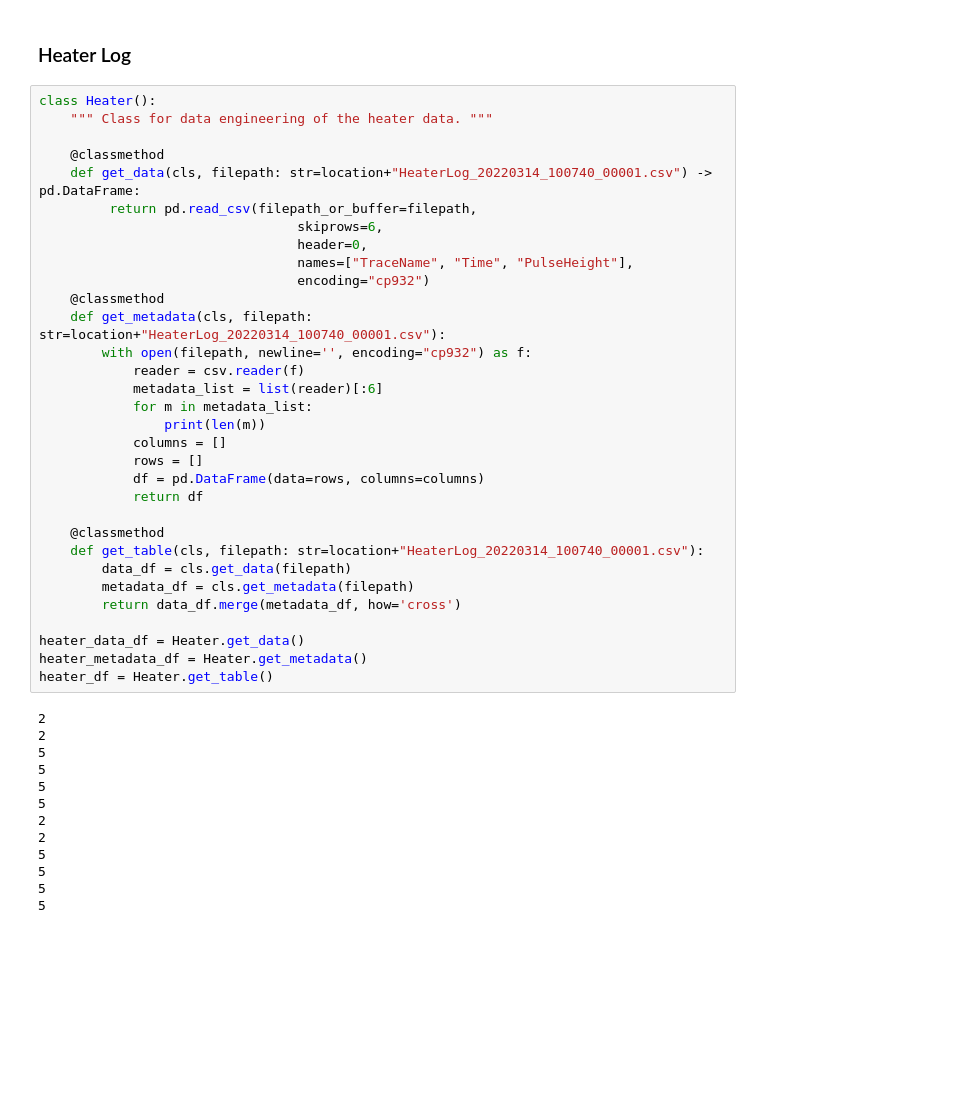
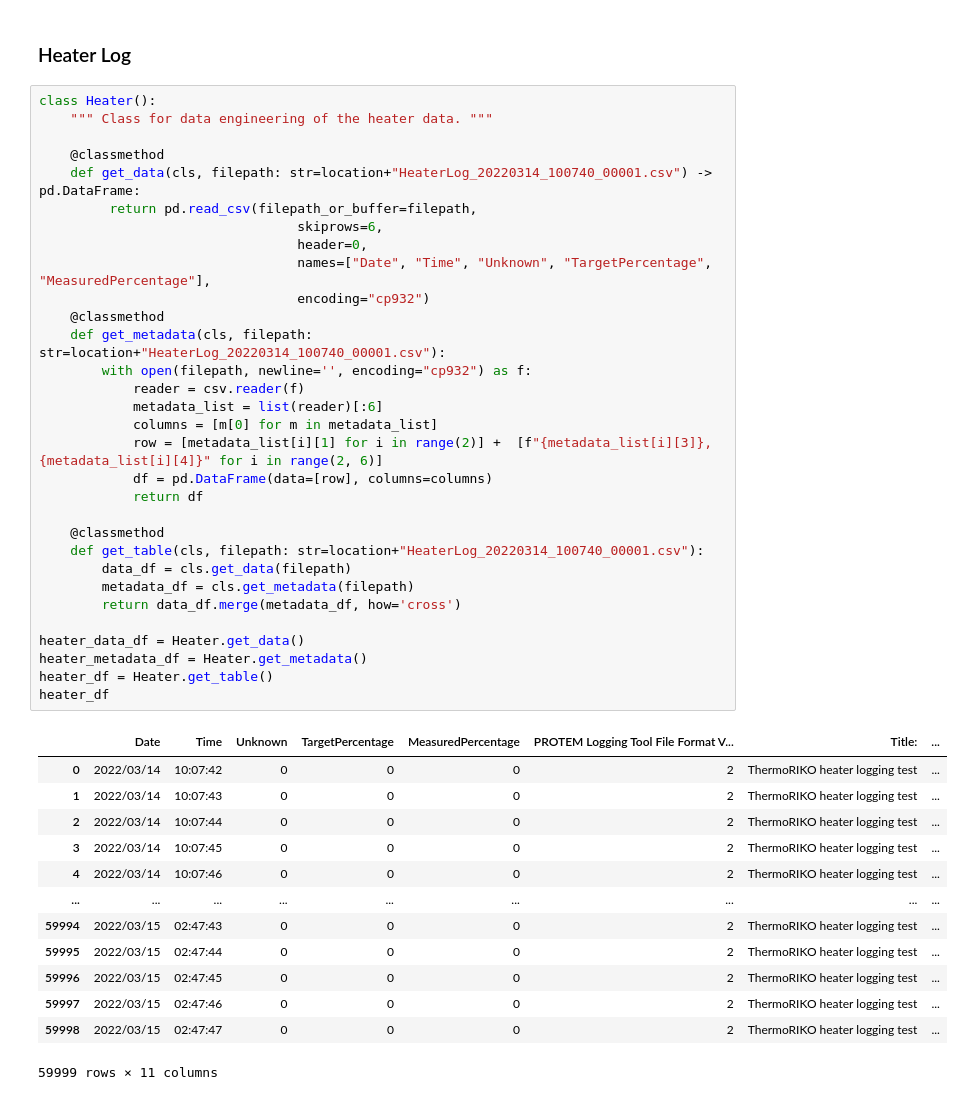
Before and after one commit to romanwixinger/data-engineering-utokyo, a Jupyter notebook: notebooks/data_exploration.ipynb, the cells around one changed output. Saved outputs shown, nothing was run; the diff lists cells and outputs as text; blank space fills up the shorter version.

```diff
--- a/notebooks/data_exploration.ipynb
+++ b/notebooks/data_exploration.ipynb
@@ -145,45 +122,45 @@ coil_table
 # %%
 class Heater():
     """ Class for data engineering of the heater data. """
 
     @classmethod
     def get_data(cls, filepath: str=location+"HeaterLog_20220314_100740_00001.csv") -> pd.DataFrame:
          return pd.read_csv(filepath_or_buffer=filepath,
                                  skiprows=6,
                                  header=0,
-                                 names=["TraceName", "Time", "PulseHeight"],
+                                 names=["Date", "Time", "Unknown", "TargetPercentage", "MeasuredPercentage"],
                                  encoding="cp932")
     @classmethod
     def get_metadata(cls, filepath: str=location+"HeaterLog_20220314_100740_00001.csv"):
         with open(filepath, newline='', encoding="cp932") as f:
             reader = csv.reader(f)
             metadata_list = list(reader)[:6]
-            for m in metadata_list:
-                print(len(m))
-            columns = []
-            rows = []
-            df = pd.DataFrame(data=rows, columns=columns)
+            columns = [m[0] for m in metadata_list]
+            row = [metadata_list[i][1] for i in range(2)] +  [f"{metadata_list[i][3]},{metadata_list[i][4]}" for i in range(2, 6)]
+            df = pd.DataFrame(data=[row], columns=columns)
             return df
 
     @classmethod
     def get_table(cls, filepath: str=location+"HeaterLog_20220314_100740_00001.csv"):
         data_df = cls.get_data(filepath)
         metadata_df = cls.get_metadata(filepath)
         return data_df.merge(metadata_df, how='cross')
 
 heater_data_df = Heater.get_data()
 heater_metadata_df = Heater.get_metadata()
 heater_df = Heater.get_table()
+heater_df
 # %% [output]
+|  | Date | Time | Unknown | TargetPercentage | MeasuredPercentage | PROTEM Logging Tool File Format V... | Title: | ... |
+| 0 | 2022/03/14 | 10:07:42 | 0 | 0 | 0 | 2 | ThermoRIKO heater logging test | ... |
+| 1 | 2022/03/14 | 10:07:43 | 0 | 0 | 0 | 2 | ThermoRIKO heater logging test | ... |
+| 2 | 2022/03/14 | 10:07:44 | 0 | 0 | 0 | 2 | ThermoRIKO heater logging test | ... |
+| 3 | 2022/03/14 | 10:07:45 | 0 | 0 | 0 | 2 | ThermoRIKO heater logging test | ... |
+| 4 | 2022/03/14 | 10:07:46 | 0 | 0 | 0 | 2 | ThermoRIKO heater logging test | ... |
+| ... | ... | ... | ... | ... | ... | ... | ... | ... |
+| 59994 | 2022/03/15 | 02:47:43 | 0 | 0 | 0 | 2 | ThermoRIKO heater logging test | ... |
+| 59995 | 2022/03/15 | 02:47:44 | 0 | 0 | 0 | 2 | ThermoRIKO heater logging test | ... |
+| 59996 | 2022/03/15 | 02:47:45 | 0 | 0 | 0 | 2 | ThermoRIKO heater logging test | ... |
+| 59997 | 2022/03/15 | 02:47:46 | 0 | 0 | 0 | 2 | ThermoRIKO heater logging test | ... |
+| 59998 | 2022/03/15 | 02:47:47 | 0 | 0 | 0 | 2 | ThermoRIKO heater logging test | ... |
-2
-2
-5
-5
-5
-5
-2
-2
-5
-5
-5
-5
+59999 rows × 11 columns
```
Also changed, not shown: parts of 15 cells of this notebook.
